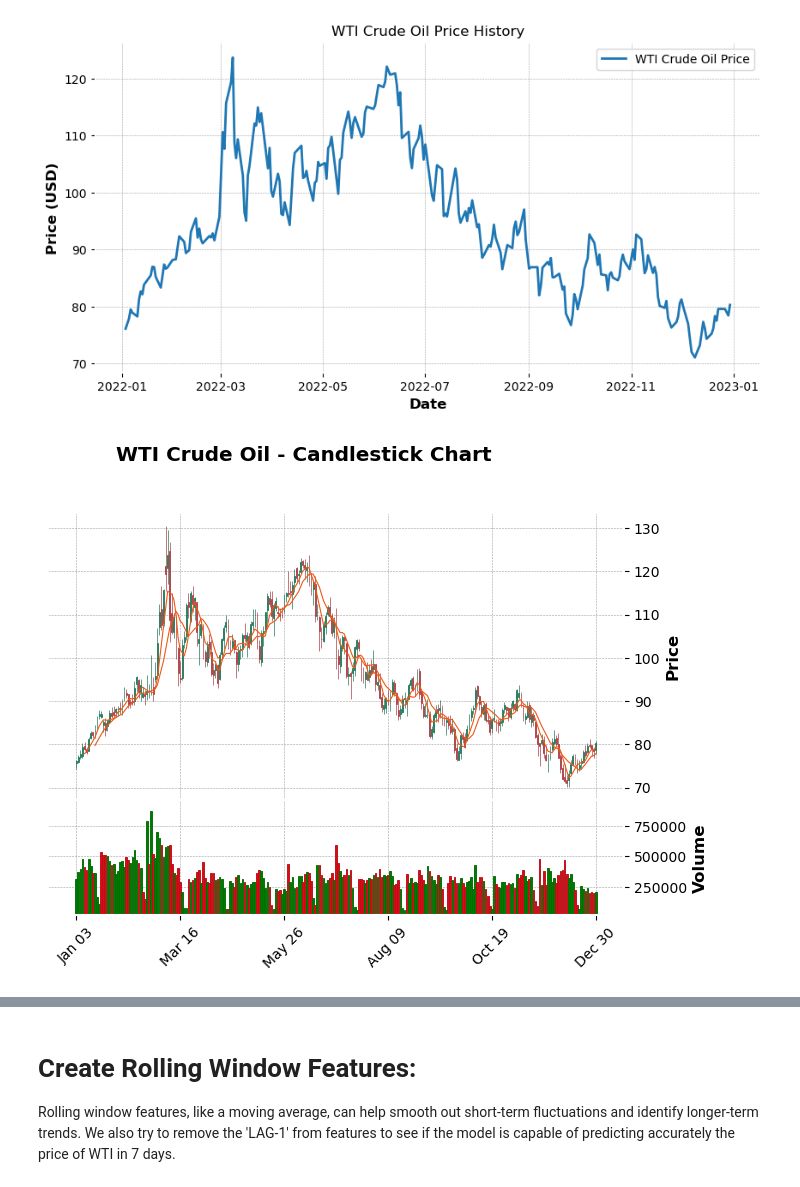
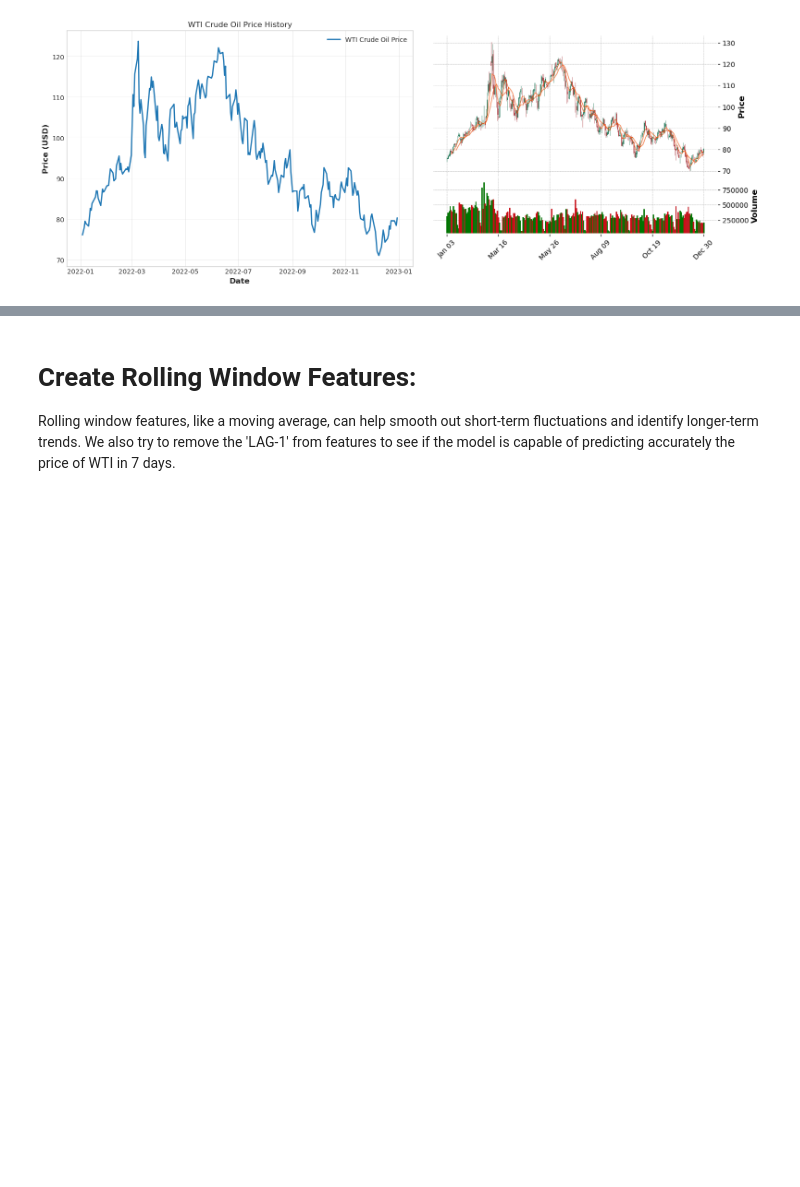
Before and after one commit to EKHARKHA/time-series-forecasting-WTI, a Jupyter notebook: code.ipynb, the cells around one changed output, grey strips where cells are left out. Saved outputs shown, nothing was run; the diff lists cells and outputs as text; code cells hidden in the pictures; blank space fills up the shorter version.

```diff
--- a/code.ipynb
+++ b/code.ipynb
@@ -72,22 +79,34 @@ max     123.699997  130.500000  120.790001  124.660004  872244.000000
 # %%
-##Plot classique
-plt.figure(figsize=(10, 5))
-plt.plot(wti_data['Close'], label='WTI Crude Oil Price')
-plt.title('WTI Crude Oil Price History')
-plt.xlabel('Date')
-plt.ylabel('Price (USD)')
-plt.legend()
+# Prepare data for mplfinance (must be a DataFrame with datetime index)
+wti_data.index = pd.to_datetime(wti_data.index)
+if isinstance(wti_data.columns, pd.MultiIndex):
+    wti_data.columns = wti_data.columns.get_level_values(0)
+
+fig, axes = plt.subplots(nrows=1, ncols=2, figsize=(16, 6))
+
+# --- Plot 1: Classic Line Plot ---
+axes[0].plot(wti_data['Close'], label='WTI Crude Oil Price')
+axes[0].set_title('WTI Crude Oil Price History')
+axes[0].set_xlabel('Date')
+axes[0].set_ylabel('Price (USD)')
+axes[0].legend()
+
+# --- Plot 2: Candlestick Chart ---
+
+buf = io.BytesIO()
+mpf.plot(wti_data,
+         type='candle',
+         style='charles',
+         volume=True,
+         mav=(5, 10),
+         savefig=dict(fname=buf, dpi=100, bbox_inches='tight'))
+buf.seek(0)
+img = Image.open(buf)
+axes[1].imshow(img)
+axes[1].axis('off')  # Hide axes for the image display
+
+plt.tight_layout()
 plt.show()
-
-##Plot candlestick avec la bibliotheque mplfinance qui permet de créer facilement des graphiques boursiers professionnels,
-# S'assurer que l'index est de type datetime (normalement c'est le cas avec yfinance)
-wti_data.index = pd.to_datetime(wti_data.index)
-
-wti_data.columns = wti_data.columns.get_level_values(0) #Aplatir les colonnes s'il y a un multi-index
-
-#Graphe Chandelles
-mpf.plot(wti_data, type='candle', style='charles', volume=True, title='WTI Crude Oil - Candlestick Chart', mav=(5,10))
 # %% [output]
-[figure, old version]
+[figure, new version]
-[figure, removed]
 # %% [markdown]
```
Also changed, not shown: parts of 23 cells of this notebook.
